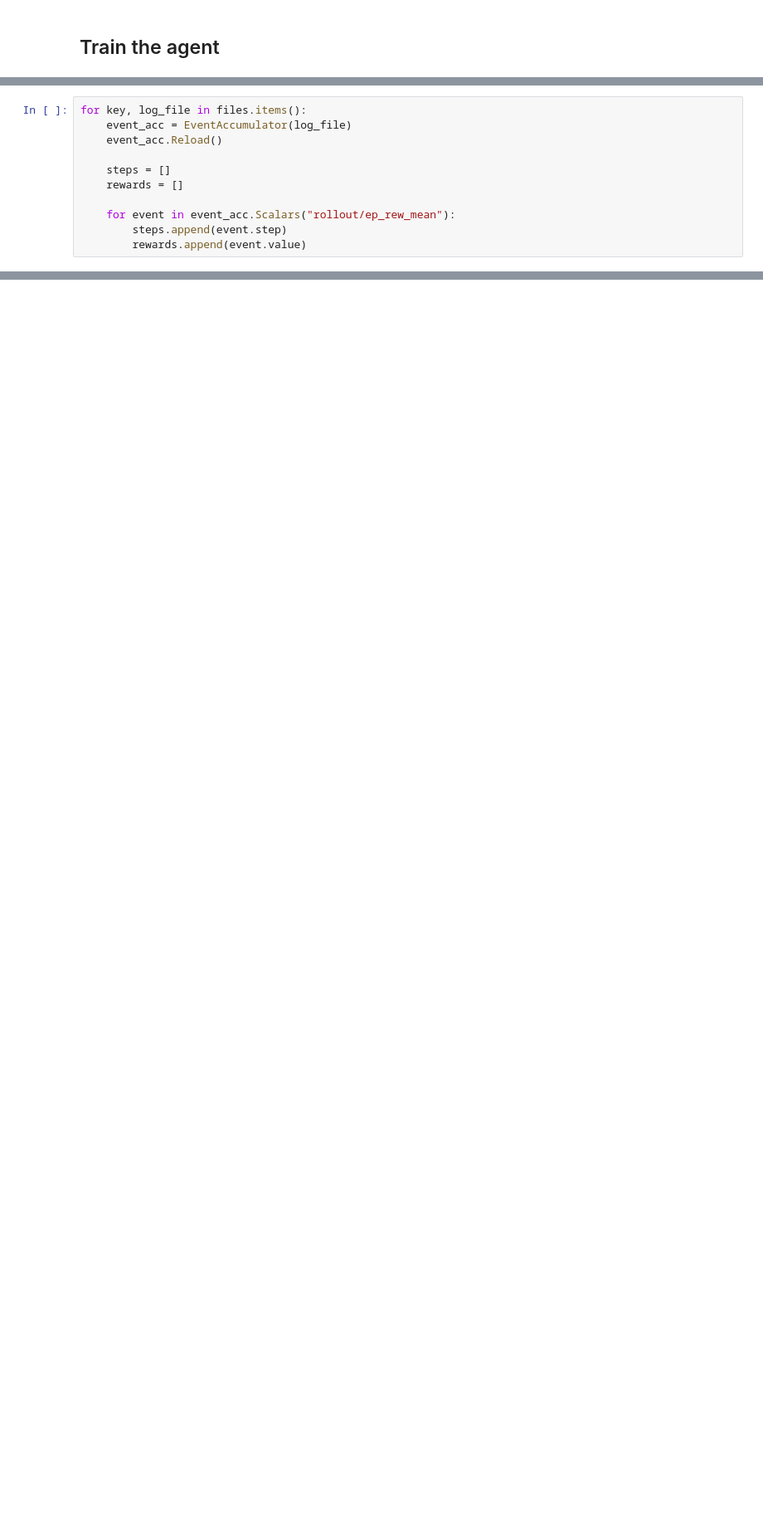
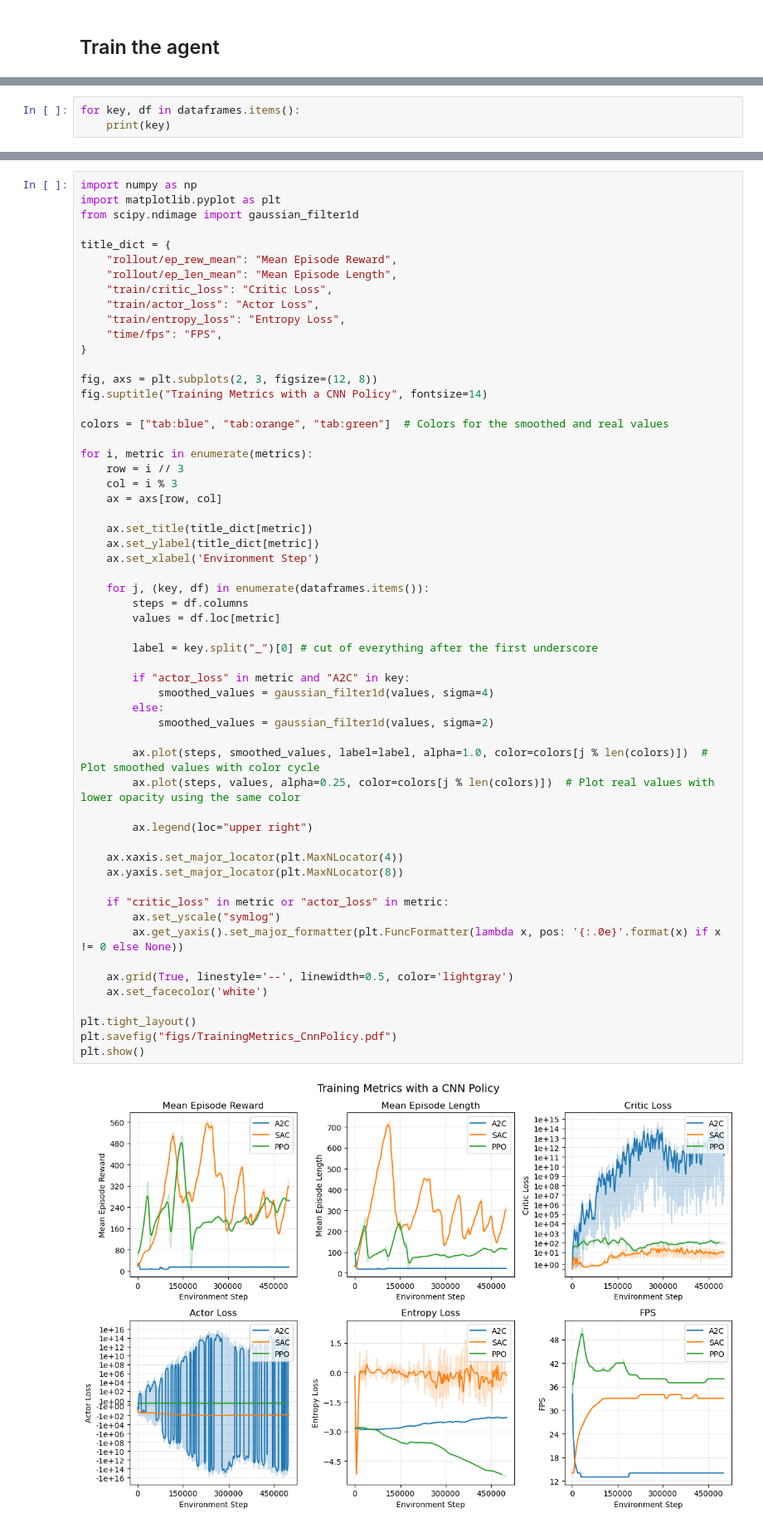
Before and after one commit to till2/self-driving-car, a Jupyter notebook: Baselines.ipynb, the cells around one changed output, grey strips where cells are left out. Shown at 83% size. Drawn from its saved outputs; the diff is of its cells as text; blank space fills up the shorter version.

```diff
--- a/Baselines.ipynb
+++ b/Baselines.ipynb
@@ -149,11 +215,0 @@ files = {}
-# %%
-for key, log_file in files.items():
-    event_acc = EventAccumulator(log_file)
-    event_acc.Reload()
-
-    steps = []
-    rewards = []
-
-    for event in event_acc.Scalars("rollout/ep_rew_mean"):
-        steps.append(event.step)
-        rewards.append(event.value)
@@ -214,0 +308,3 @@ plt.show()
+# %%
+for key, df in dataframes.items():
+    print(key)
@@ -214,0 +315,59 @@ plt.show()
+# %%
+import numpy as np
+import matplotlib.pyplot as plt
+from scipy.ndimage import gaussian_filter1d
+
+title_dict = {
+    "rollout/ep_rew_mean": "Mean Episode Reward",
+    "rollout/ep_len_mean": "Mean Episode Length",
+    "train/critic_loss": "Critic Loss",
+    "train/actor_loss": "Actor Loss",
+    "train/entropy_loss": "Entropy Loss",
+    "time/fps": "FPS",
+}
+
+fig, axs = plt.subplots(2, 3, figsize=(12, 8))
+fig.suptitle("Training Metrics with a CNN Policy", fontsize=14)
+
+colors = ["tab:blue", "tab:orange", "tab:green"]  # Colors for the smoothed and real values
+
+for i, metric in enumerate(metrics):
+    row = i // 3
+    col = i % 3
+    ax = axs[row, col]
+
+    ax.set_title(title_dict[metric])
+    ax.set_ylabel(title_dict[metric])
+    ax.set_xlabel('Environment Step')
+
+    for j, (key, df) in enumerate(dataframes.items()):
+        steps = df.columns
+        values = df.loc[metric]
+
+        label = key.split("_")[0] # cut of everything after the first underscore
+
+        if "actor_loss" in metric and "A2C" in key:
+            smoothed_values = gaussian_filter1d(values, sigma=4)
+        else:
+            smoothed_values = gaussian_filter1d(values, sigma=2)
+
+        ax.plot(steps, smoothed_values, label=label, alpha=1.0, color=colors[j % len(colors)])  # Plot smoothed values with color cycle
+        ax.plot(steps, values, alpha=0.25, color=colors[j % len(colors)])  # Plot real values with lower opacity using the same color
+
+        ax.legend(loc="upper right")
+
+    ax.xaxis.set_major_locator(plt.MaxNLocator(4))
+    ax.yaxis.set_major_locator(plt.MaxNLocator(8))
+
+    if "critic_loss" in metric or "actor_loss" in metric:
+        ax.set_yscale("symlog")
+        ax.get_yaxis().set_major_formatter(plt.FuncFormatter(lambda x, pos: '{:.0e}'.format(x) if x != 0 else None))
+
+    ax.grid(True, linestyle='--', linewidth=0.5, color='lightgray')
+    ax.set_facecolor('white')
+
+plt.tight_layout()
+plt.savefig("figs/TrainingMetrics_CnnPolicy.pdf")
+plt.show()
+# %% [output]
+[figure, added]
```
Also changed, not shown: parts of 21 cells of this notebook, 8 other files.
